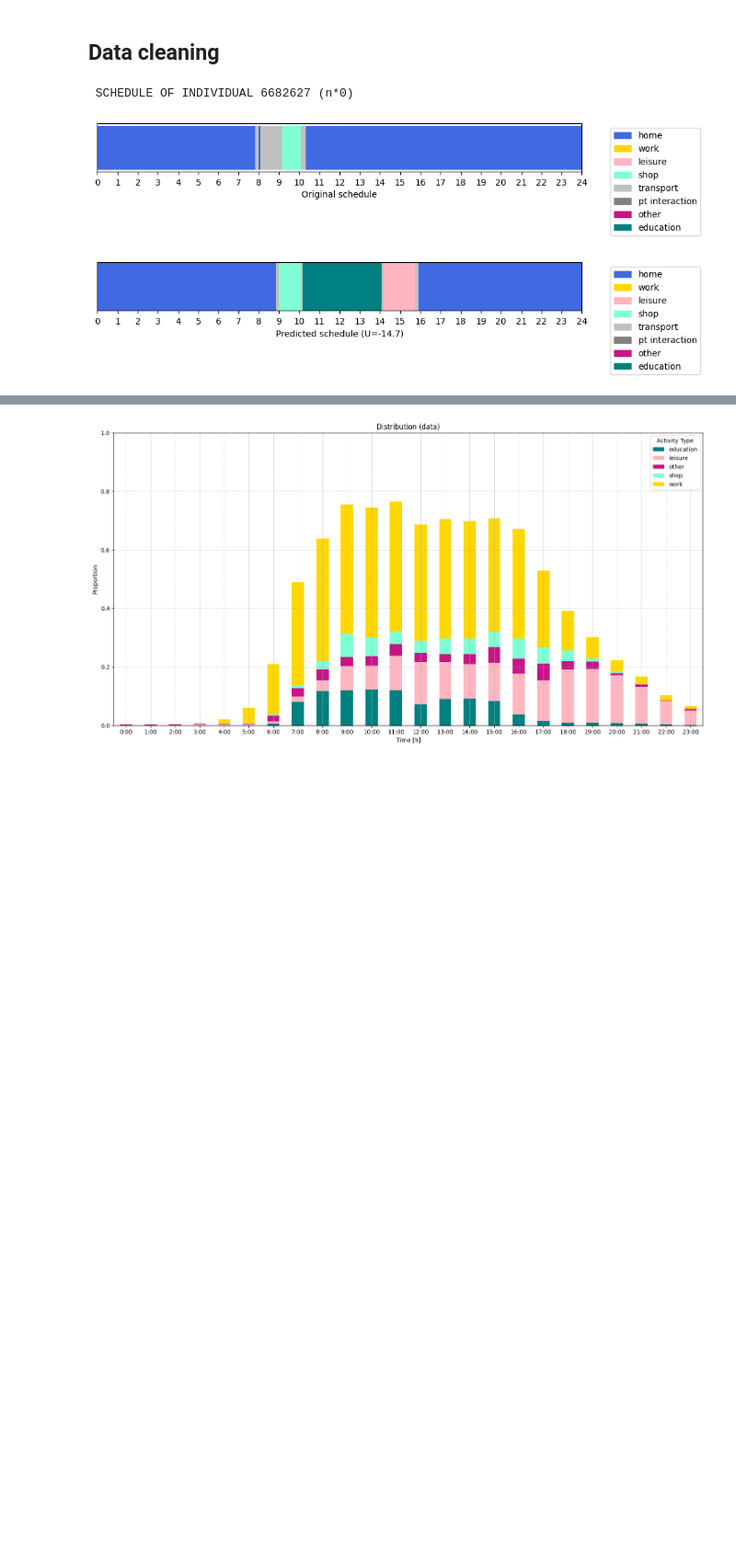
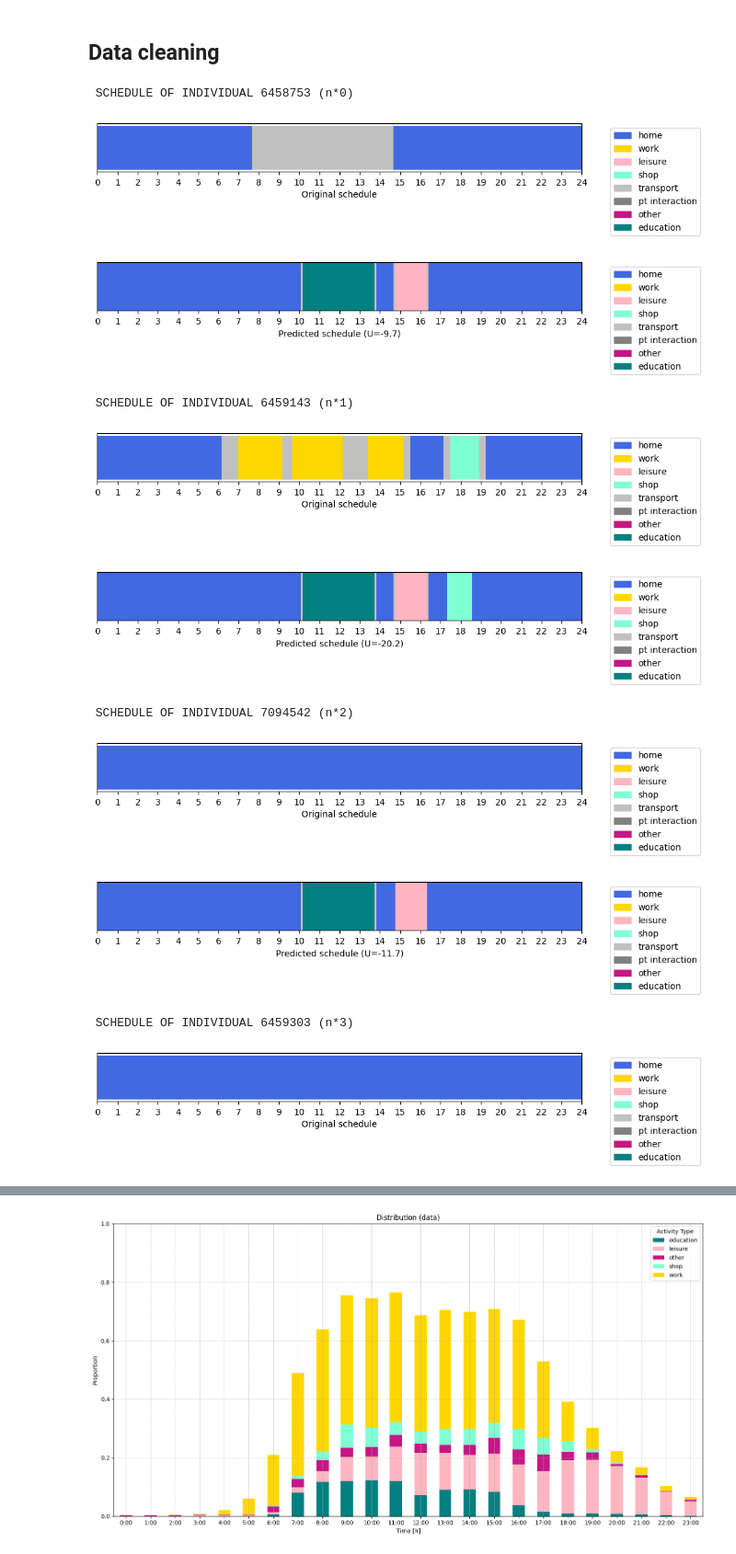
Before and after one commit to phellich/scheduling, a Jupyter notebook: Post-processing.ipynb, the cells around one changed output, grey strips where cells are left out. Shown at 92% size. Drawn from its saved outputs; the diff is of its cells as text; code cells hidden in the pictures; blank space fills up the shorter version.

```diff
--- a/Post-processing.ipynb
+++ b/Post-processing.ipynb
@@ -252,11 +252,19 @@ results_clean = process_schedules_json(results)
 # df.head()
 # %%
 for index, id in enumerate(set(results_clean['id'])):
-    if index == 1:
+    if index == 20:
         break
     print(f"\n SCHEDULE OF INDIVIDUAL {id} (n*{index}) \n")
     compare_individual_schedules(activity_vaud, results_clean, id, table=False, plot=True)
 # %% [output]
- SCHEDULE OF INDIVIDUAL 6682627 (n*0)
+ SCHEDULE OF INDIVIDUAL 6458753 (n*0)
-[figure, old version]
+[figure, new version]
-[figure, old version]
+[figure, new version]
+ SCHEDULE OF INDIVIDUAL 6459143 (n*1)
+[figure, added]
+[figure, added]
+ SCHEDULE OF INDIVIDUAL 7094542 (n*2)
+[figure, added]
+[figure, added]
+ SCHEDULE OF INDIVIDUAL 6459303 (n*3)
+[figure, added]
```
Also changed, not shown: parts of 1 cell of this notebook, 9 other files.
